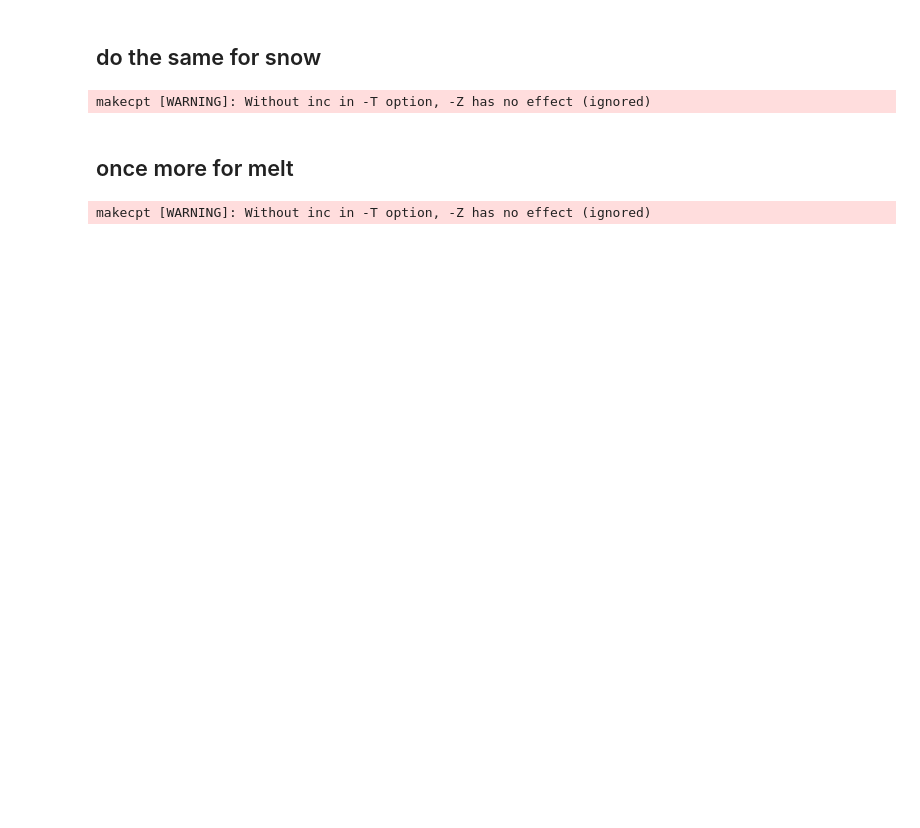
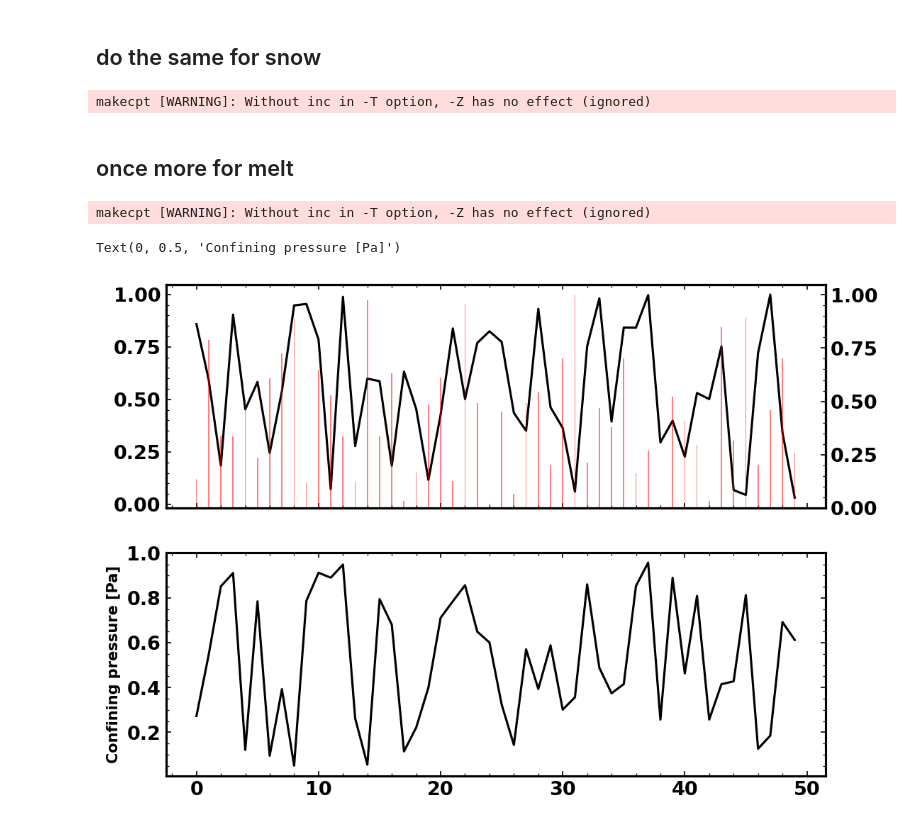
Before and after one commit to Denolle-Lab/Mt-St-Helens, a Jupyter notebook: era5_data_request.ipynb, the cells around one changed output. Saved outputs shown, nothing was run; the diff lists cells and outputs as text; code cells hidden in the pictures; blank space fills up the shorter version.

```diff
--- a/era5_data_request.ipynb
+++ b/era5_data_request.ipynb
@@ -733,3 +698,17 @@ os.makedirs('../climate data/figs', exist_ok=True)
 fig.savefig(f'../climate data/figs/map_total_melt.png', dpi=300, transparent=True)
 # %% [output]
 makecpt [WARNING]: Without inc in -T option, -Z has no effect (ignored)
+# %%
+from matplotlib import pyplot as plt
+import numpy as np
+
+fig, ax = plt.subplots(2, 1, sharex=True, figsize=(8, 6))
+# plot the dv
+ax[0].plot(np.arange(50), np.random.random(50), 'k')
+# plot the pgvs
+ax[0].twinx().bar(np.arange(50), np.random.random(50), width=.1, alpha=.5, color='red')
+ax[1].plot(np.arange(50), np.random.random(50), 'k')
+ax[1].set_ylabel('Confining pressure [Pa]')
+# %% [output]
+Text(0, 0.5, 'Confining pressure [Pa]')
+[figure, added]
```
Also changed, not shown: parts of 8 cells of this notebook, 2 other files.
